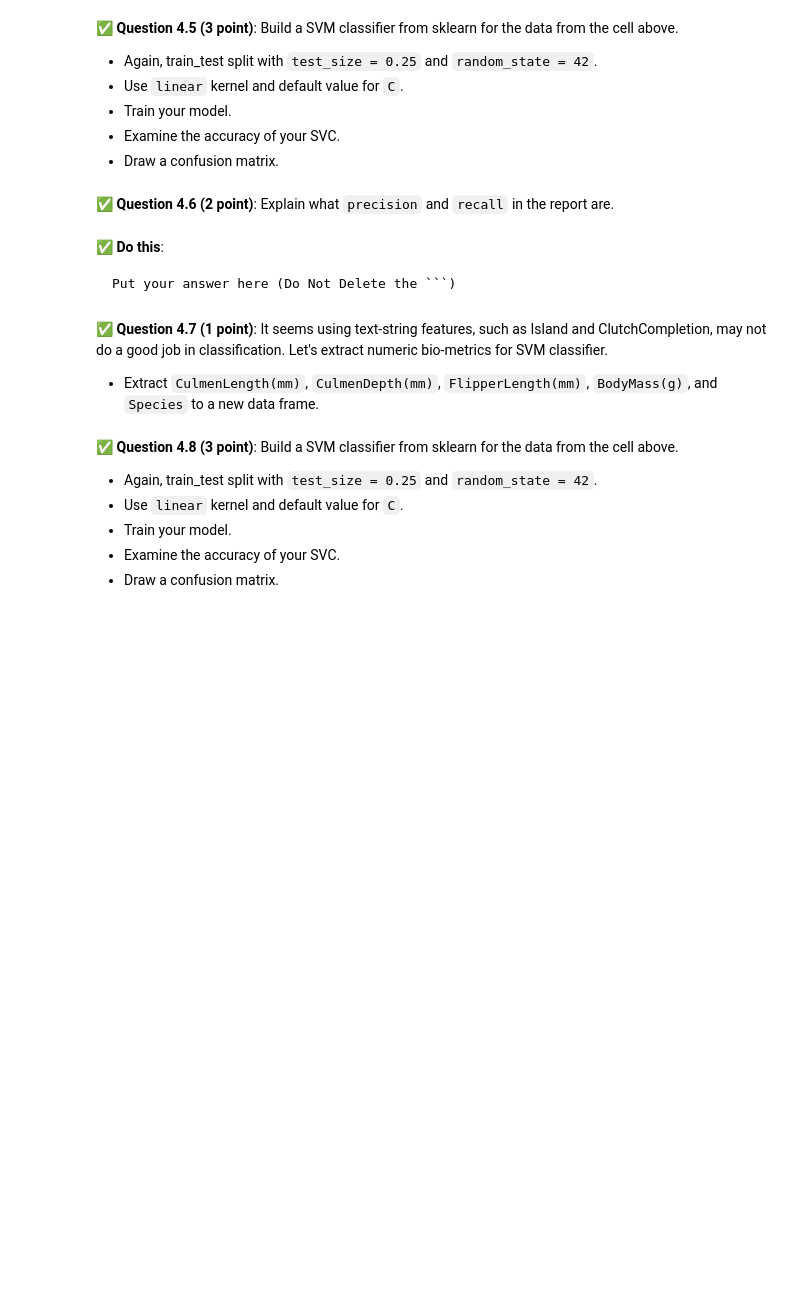
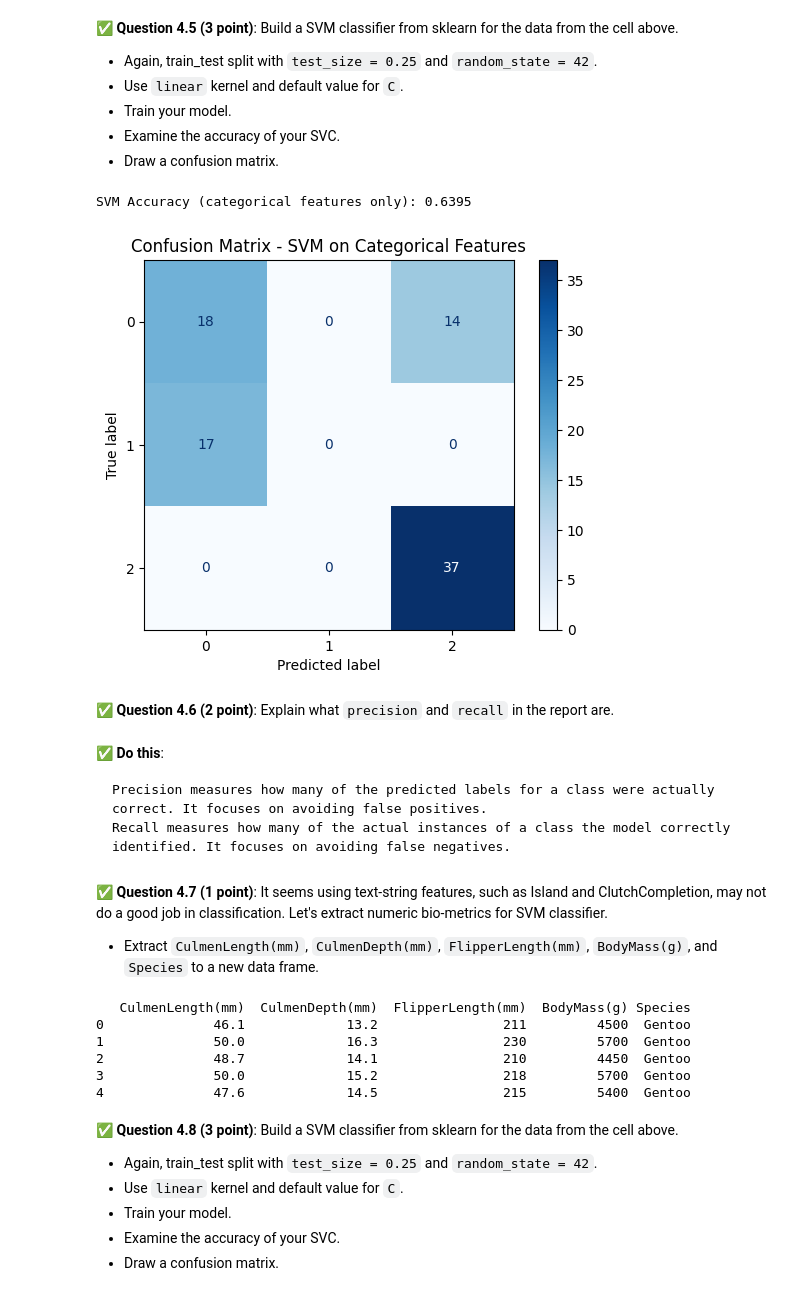
Before and after one commit to Andrew00-jpg/CMSE202-f25-turnin, a Jupyter notebook: final/CMSE202-Final-Section003-aes.ipynb, the cells around one changed output. Cells and saved outputs as stored; diff of their text form; code cells hidden in the pictures; blank space fills up the shorter version.

````diff
--- a/final/CMSE202-Final-Section003-aes.ipynb
+++ b/final/CMSE202-Final-Section003-aes.ipynb
@@ -352,3 +435,13 @@
 &#9989; **Question 4.4 (1 point)**: There are text-string features and numeric features. Now let's extract the text-string features for classification: create a new data frame that contains only `Island`, `Clutch completion`, `Sex`, and `Species`. For calculations, convert non-numeric features to integer numerics.
 # %%
 ### Put your code here
+
+# Extract the specified categorical columns
+df_categorical = df_penguin[['Island', 'ClutchCompletion', 'Sex', 'Species']].copy()
+
+# Convert all columns to numeric category codes
+for col in df_categorical.columns:
+    df_categorical[col] = df_categorical[col].astype('category').cat.codes
+
+# View result
+print(df_categorical.head())
@@ -362,12 +462,43 @@
 * Draw a confusion matrix.
 # %%
 ### Put your code here
+from sklearn.svm import SVC
+from sklearn.model_selection import train_test_split
+from sklearn.metrics import accuracy_score, confusion_matrix, ConfusionMatrixDisplay
+
+# Prepare features and labels
+X = df_categorical.drop(columns=['Species'])   # Features: Island, ClutchCompletion, Sex
+y = df_categorical['Species']                 # Target: Species (0, 1, 2)
+
+# Train-test split
+X_train, X_test, y_train, y_test = train_test_split(X, y, test_size=0.25, random_state=42)
+
+# Build and train SVM with linear kernel
+svm_model = SVC(kernel='linear')
+svm_model.fit(X_train, y_train)
+
+# Predict and evaluate
+y_pred = svm_model.predict(X_test)
+accuracy = accuracy_score(y_test, y_pred)
+print(f"SVM Accuracy (categorical features only): {accuracy:.4f}")
+
+# Confusion matrix
+cm = confusion_matrix(y_test, y_pred)
+disp = ConfusionMatrixDisplay(confusion_matrix=cm, display_labels=svm_model.classes_)
+disp.plot(cmap='Blues')
+plt.title("Confusion Matrix - SVM on Categorical Features")
+plt.grid(False)
+plt.show()
+# %% [output]
+SVM Accuracy (categorical features only): 0.6395
+[figure, added]
 # %% [markdown]
 &#9989; **Question 4.6 (2 point)**:  Explain what `precision` and `recall` in the report are.
 # %% [markdown]
 &#9989; **Do this**:
 ```
-Put your answer here (Do Not Delete the ```)
+Precision measures how many of the predicted labels for a class were actually correct. It focuses on avoiding false positives.
+Recall measures how many of the actual instances of a class the model correctly identified. It focuses on avoiding false negatives.
 ```
 # %% [markdown]
 &#9989; **Question 4.7 (1 point)**:
@@ -375,6 +506,15 @@ It seems using text-string features, such as Island and ClutchCompletion, may no
 * Extract `CulmenLength(mm)`, `CulmenDepth(mm)`, `FlipperLength(mm)`, `BodyMass(g)`, and `Species` to a new data frame.
 # %%
 ### Put your code here
+df_numeric = df_penguin[['CulmenLength(mm)', 'CulmenDepth(mm)', 'FlipperLength(mm)', 'BodyMass(g)', 'Species']].copy()
+print(df_numeric.head())
+# %% [output]
+   CulmenLength(mm)  CulmenDepth(mm)  FlipperLength(mm)  BodyMass(g) Species
+0              46.1             13.2                211         4500  Gentoo
+1              50.0             16.3                230         5700  Gentoo
+2              48.7             14.1                210         4450  Gentoo
+3              50.0             15.2                218         5700  Gentoo
+4              47.6             14.5                215         5400  Gentoo
 # %% [markdown]
 &#9989; **Question 4.8 (3 point)**: Build a SVM classifier from sklearn for the data from the cell above.
 
````
Also changed, not shown: parts of 15 cells of this notebook.
